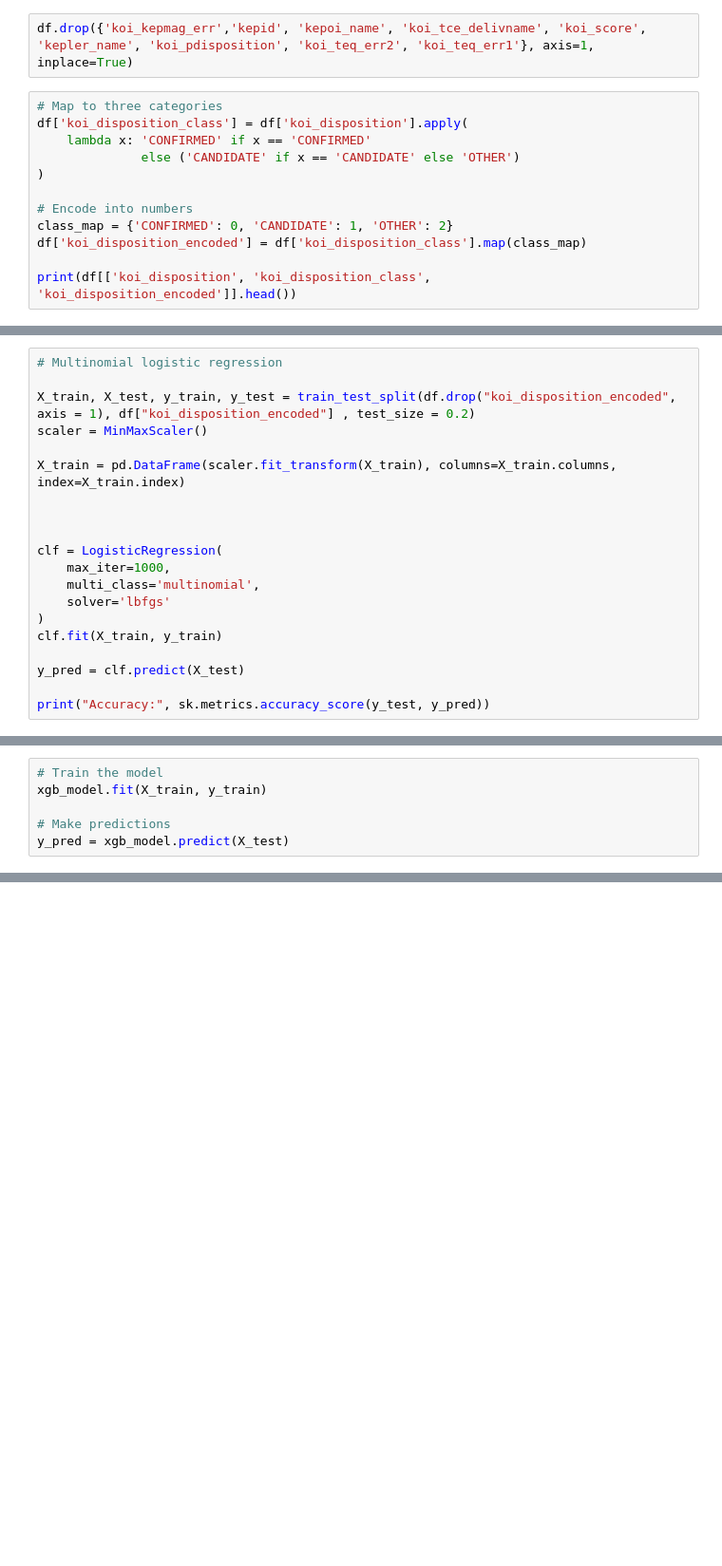
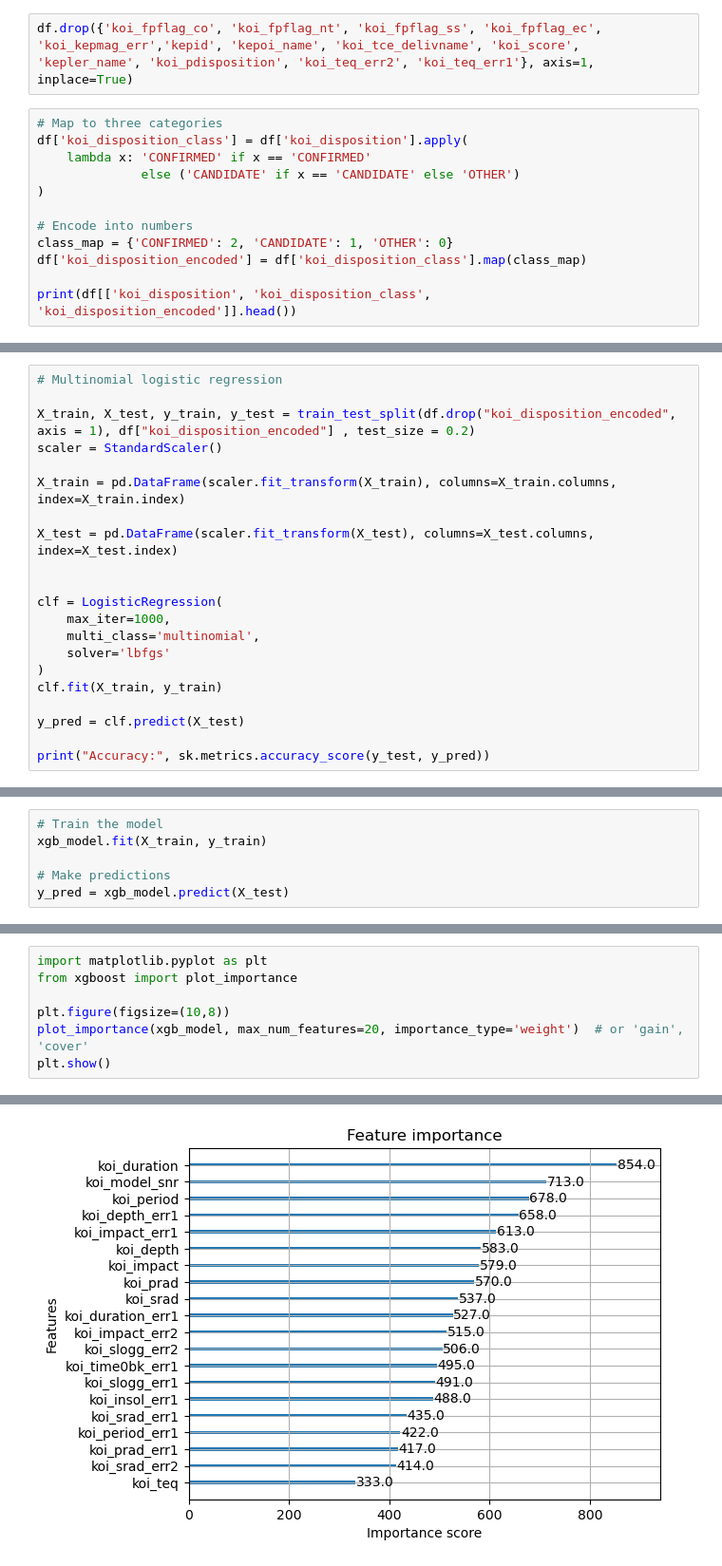
Before and after one commit to santirdzrmz/exoplanetproyect, a Jupyter notebook: testinit.ipynb, the cells around one changed output, grey strips where cells are left out. Shown: that part at 95% size. Saved outputs shown, nothing was run; the diff lists cells and outputs as text; blank space fills up the shorter version.

```diff
--- a/testinit.ipynb
+++ b/testinit.ipynb
@@ -17,7 +47,7 @@ print(df.shape)
 # %% [output]
 (9564, 50)
 # %%
-df.drop({'koi_kepmag_err','kepid', 'kepoi_name', 'koi_tce_delivname', 'koi_score', 'kepler_name', 'koi_pdisposition', 'koi_teq_err2', 'koi_teq_err1'}, axis=1, inplace=True)
+df.drop({'koi_fpflag_co', 'koi_fpflag_nt', 'koi_fpflag_ss', 'koi_fpflag_ec', 'koi_kepmag_err','kepid', 'kepoi_name', 'koi_tce_delivname', 'koi_score', 'kepler_name', 'koi_pdisposition', 'koi_teq_err2', 'koi_teq_err1'}, axis=1, inplace=True)
 # %%
 # Map to three categories
 df['koi_disposition_class'] = df['koi_disposition'].apply(
@@ -26,7 +56,7 @@ df['koi_disposition_class'] = df['koi_disposition'].apply(
 )
 
 # Encode into numbers
-class_map = {'CONFIRMED': 0, 'CANDIDATE': 1, 'OTHER': 2}
+class_map = {'CONFIRMED': 2, 'CANDIDATE': 1, 'OTHER': 0}
 df['koi_disposition_encoded'] = df['koi_disposition_class'].map(class_map)
 
 print(df[['koi_disposition', 'koi_disposition_class', 'koi_disposition_encoded']].head())
@@ -121,10 +136,11 @@ print(df.shape)
 # Multinomial logistic regression
 
 X_train, X_test, y_train, y_test = train_test_split(df.drop("koi_disposition_encoded", axis = 1), df["koi_disposition_encoded"] , test_size = 0.2)
-scaler = MinMaxScaler()
+scaler = StandardScaler()
 
 X_train = pd.DataFrame(scaler.fit_transform(X_train), columns=X_train.columns, index=X_train.index)
 
+X_test = pd.DataFrame(scaler.fit_transform(X_test), columns=X_test.columns, index=X_test.index)
 
 
 clf = LogisticRegression(
@@ -160,0 +286,8 @@ print("Accuracy:", sk.metrics.accuracy_score(y_test, y_pred))
+# %%
+import matplotlib.pyplot as plt
+from xgboost import plot_importance
+
+plt.figure(figsize=(10,8))
+plot_importance(xgb_model, max_num_features=20, importance_type='weight')  # or 'gain', 'cover'
+plt.show()
+# %% [output]
@@ -160,0 +295 @@ print("Accuracy:", sk.metrics.accuracy_score(y_test, y_pred))
+[figure, added]
```
Also changed, not shown: parts of 25 cells of this notebook, 11 other files.
